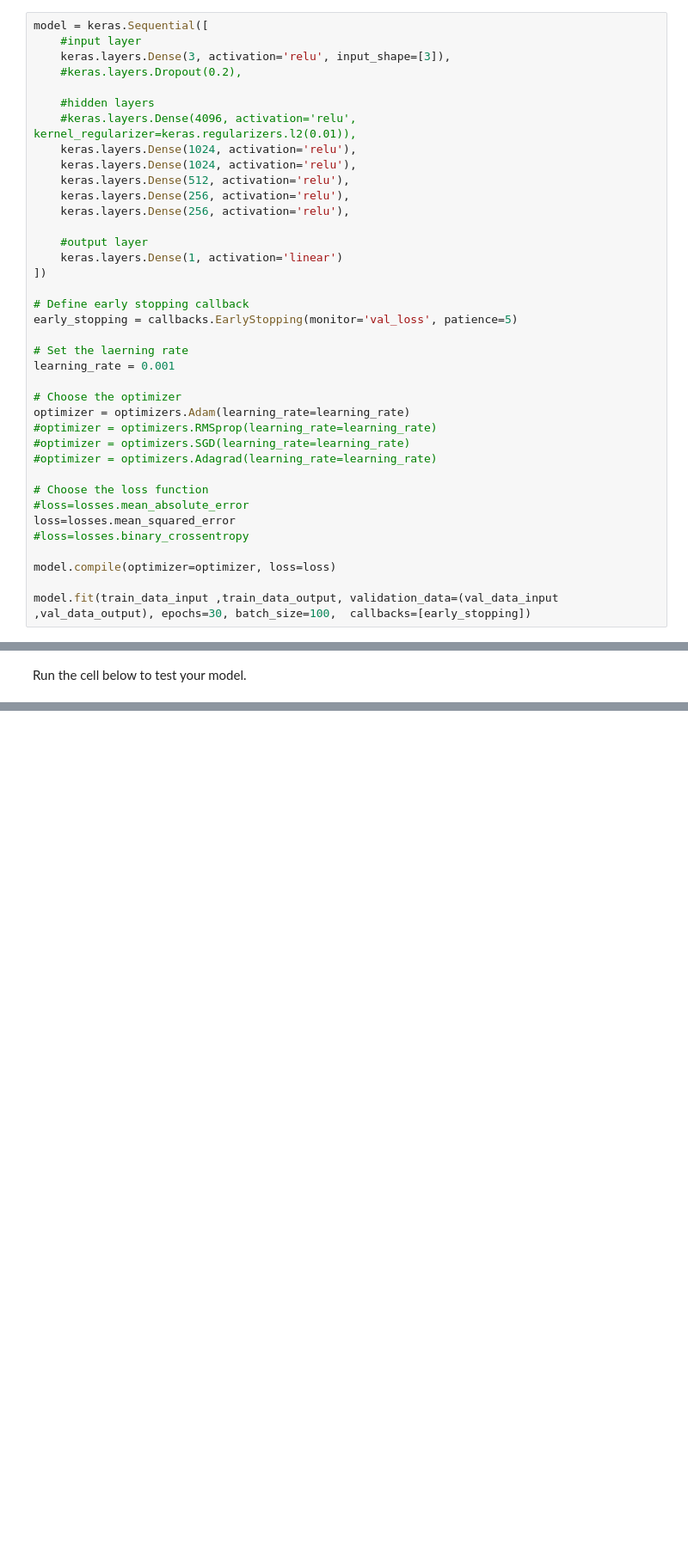
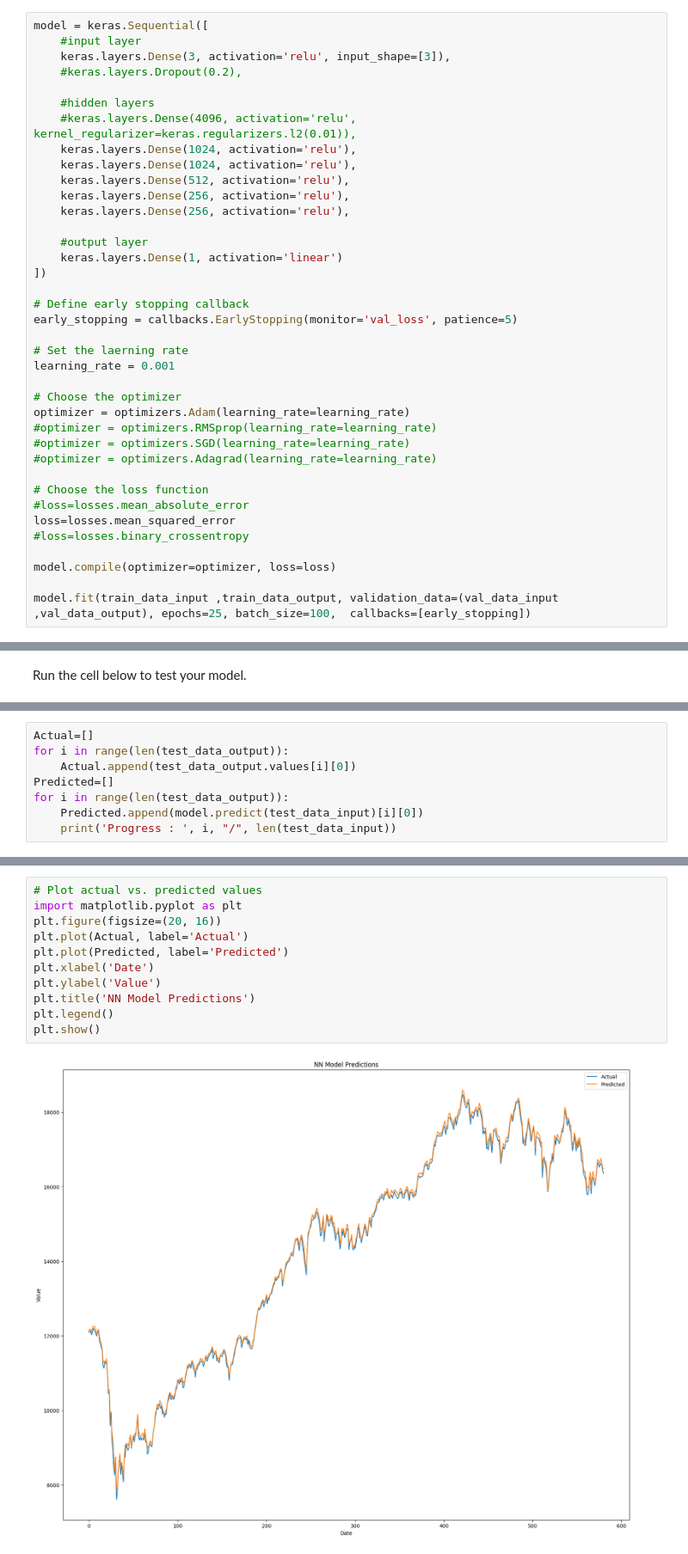
Before and after one commit to Ishan13404/Finsearch_23_G12, a Jupyter notebook: Models/Supervised_NN_Model.ipynb, the cells around one changed output, grey strips where cells are left out. Shown: that part at 86% size. Drawn from its saved outputs; the diff is of its cells as text; blank space fills up the shorter version.

Commit message:
modified the nn based model

```diff
--- a/Models/Supervised_NN_Model.ipynb
+++ b/Models/Supervised_NN_Model.ipynb
@@ -79,4 +74,4 @@ loss=losses.mean_squared_error
 
 model.compile(optimizer=optimizer, loss=loss)
 
-model.fit(train_data_input ,train_data_output, validation_data=(val_data_input ,val_data_output), epochs=30, batch_size=100,  callbacks=[early_stopping])
+model.fit(train_data_input ,train_data_output, validation_data=(val_data_input ,val_data_output), epochs=25, batch_size=100,  callbacks=[early_stopping])
@@ -87,0 +106,8 @@ print("Predicted : ",model.predict(test_data_input)[0][0])
+# %%
+Actual=[]
+for i in range(len(test_data_output)):
+    Actual.append(test_data_output.values[i][0])
+Predicted=[]
+for i in range(len(test_data_output)):
+    Predicted.append(model.predict(test_data_input)[i][0])
+    print('Progress : ', i, "/", len(test_data_input))
@@ -87,0 +154,13 @@ print("Predicted : ",model.predict(test_data_input)[0][0])
+# %%
+# Plot actual vs. predicted values
+import matplotlib.pyplot as plt
+plt.figure(figsize=(20, 16))
+plt.plot(Actual, label='Actual')
+plt.plot(Predicted, label='Predicted')
+plt.xlabel('Date')
+plt.ylabel('Value')
+plt.title('NN Model Predictions')
+plt.legend()
+plt.show()
+# %% [output]
+[figure, added]
```
Also changed, not shown: parts of 5 cells of this notebook.
